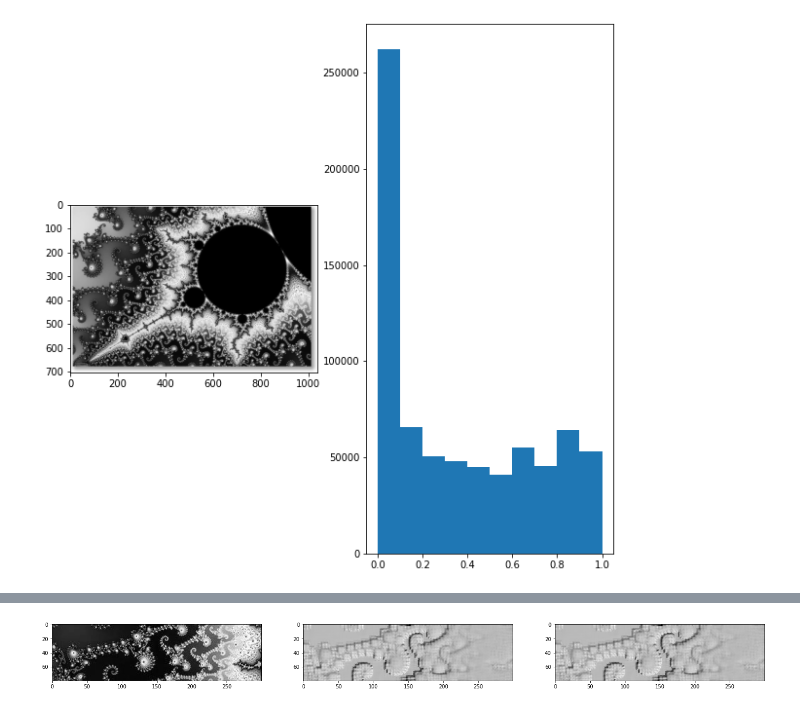
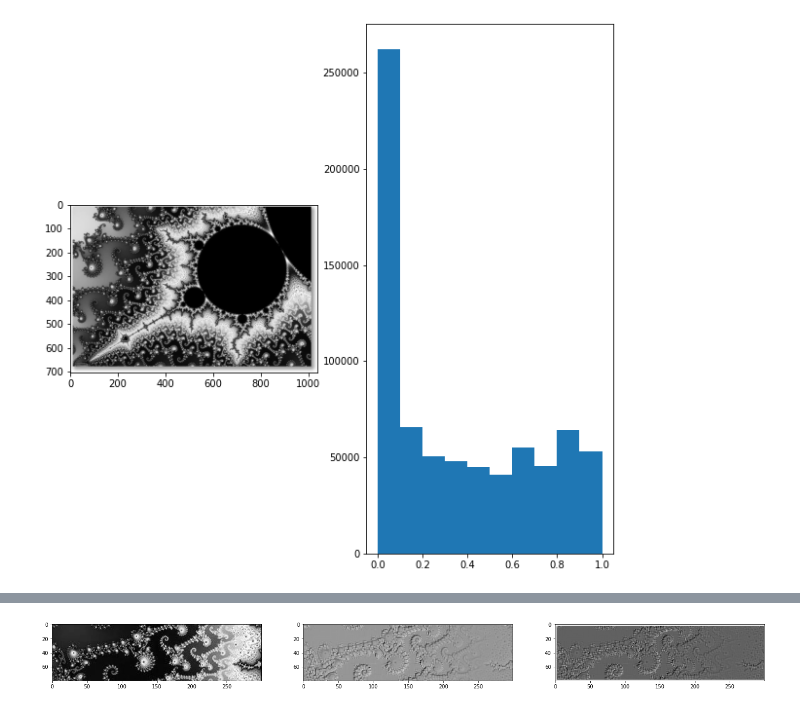
Before and after one commit to ErickMM98/covid-ct-network-analysis, a Jupyter notebook: covid_mfdfa.ipynb, the cells around one changed output, grey strips where cells are left out. Saved outputs shown, nothing was run; the diff lists cells and outputs as text; code cells hidden in the pictures.

```diff
--- a/covid_mfdfa.ipynb
+++ b/covid_mfdfa.ipynb
@@ -650,7 +668,7 @@ pass
 # %%
-foo_cat = cat#[ 200:280 , 150:250]
+foo_cat = cat[ 200:280 , 150:250]
 N, M = foo_cat.shape
-w = 5
+w = 2
 n , m = N,M
 final_img_q10 = np.zeros( (n,m) )
 final_img_2 = np.zeros( (n,m) )
@@ -703,7 +755,7 @@ ax[1].hist(fractal.ravel())
 %%time
 foo_cat = fractal[ 200:280 , 200:500]
 N, M = foo_cat.shape
-w = 5
+w = 2
 n , m = N,M
 final_img_q10 = np.zeros( (n,m) )
 final_img_2 = np.zeros( (n,m) )
@@ -716,7 +768,7 @@ for i in tqdm(range(N)[0:n]):
     #fig, ax = plt.subplots()
     #ax.imshow(foo_cat[ min_x:max_x , min_y:max_y])
 
-    h_10 = get_h_q_mfdfa(foo_cat[ min_x:max_x , min_y:max_y],min_s=2, max_s=4,q=-10)
+    h_10 = get_h_q_mfdfa(foo_cat[ min_x:max_x , min_y:max_y],min_s=2, max_s=3,q=-10)
     h_2 = get_h_q_mfdfa(foo_cat[ min_x:max_x , min_y:max_y],min_s=2, max_s=4,q=2)
     final_img_q10[i,j] = h_10
     final_img_2[i,j] = h_2
@@ -735 +787 @@ Wall time: 4min 3s
-[figure, old version]
+[figure, new version]
```
Also changed, not shown: parts of 25 cells of this notebook.
